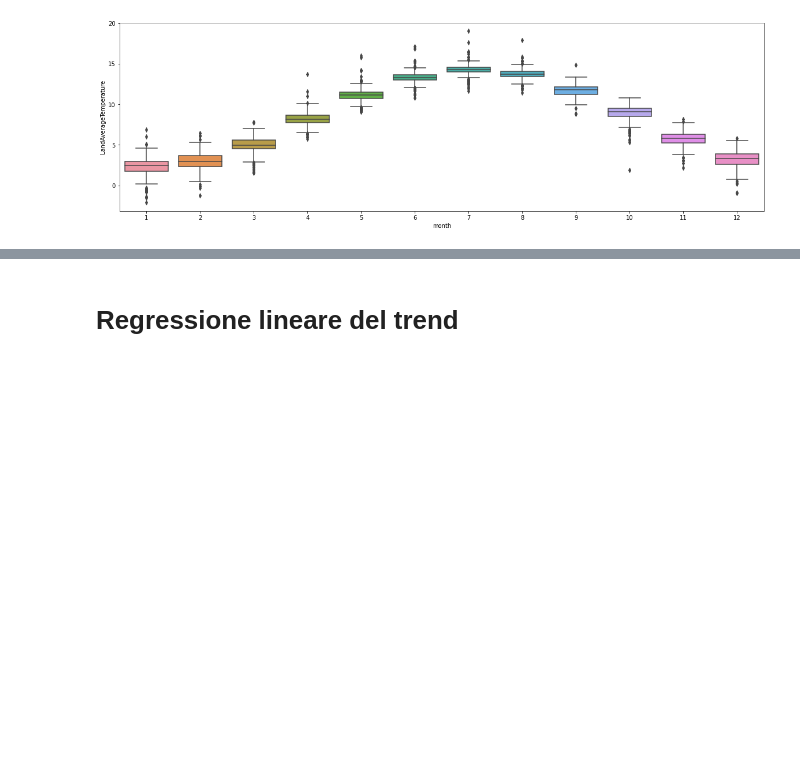
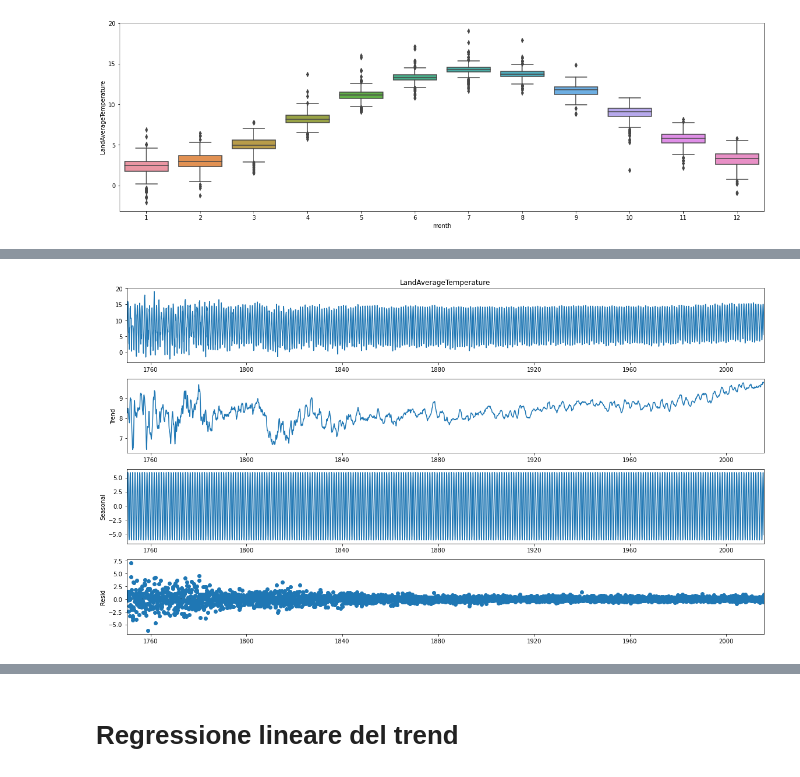
Before and after one commit to lorenzlorg/Big-Data-MAPR-project, a Jupyter notebook: Esercizio Serie Storica.ipynb, the cells around one changed output, grey strips where cells are left out. Saved outputs shown, nothing was run; the diff lists cells and outputs as text; code cells hidden in the pictures; blank space fills up the shorter version.

```diff
--- a/Esercizio Serie Storica.ipynb
+++ b/Esercizio Serie Storica.ipynb
@@ -104,0 +116,17 @@ Pass the following variables as keyword args: x, y. From version 0.12, the only
+# %%
+# decomposizione
+
+df_test = df.ffill()
+
+from statsmodels.tsa.seasonal import seasonal_decompose
+from dateutil.parser import parse
+
+# Multiplicative Decomposition
+result_add = seasonal_decompose(df_test['LandAverageTemperature'], model='additive', extrapolate_trend='freq')
+
+# Plot
+plt.rcParams.update({'figure.figsize': (16, 9)})
+result_add.plot()
+plt.show()
+# %% [output]
+[figure, added]
```
Also changed, not shown: parts of 17 cells of this notebook.
